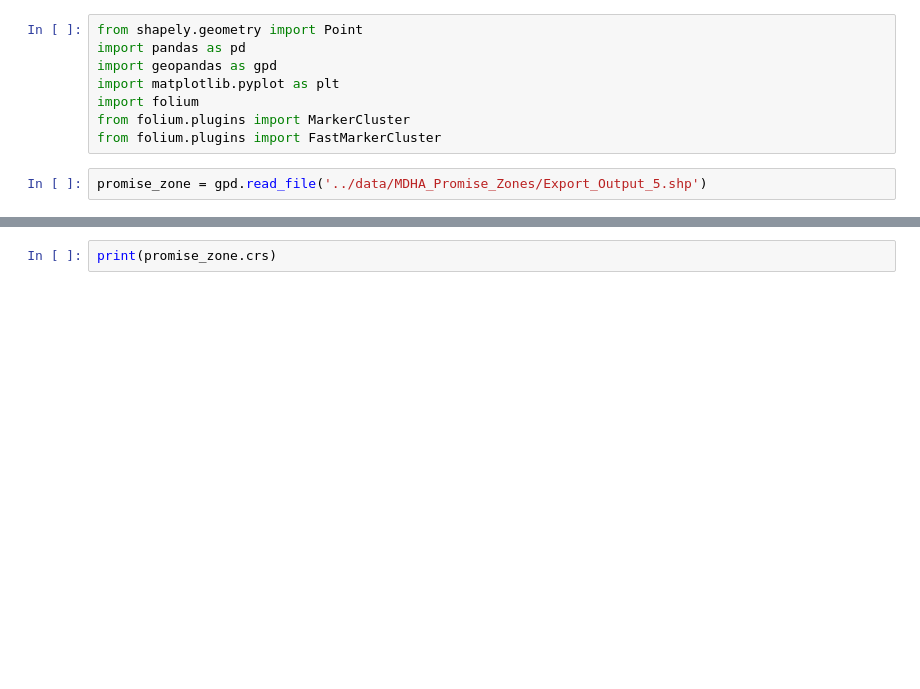
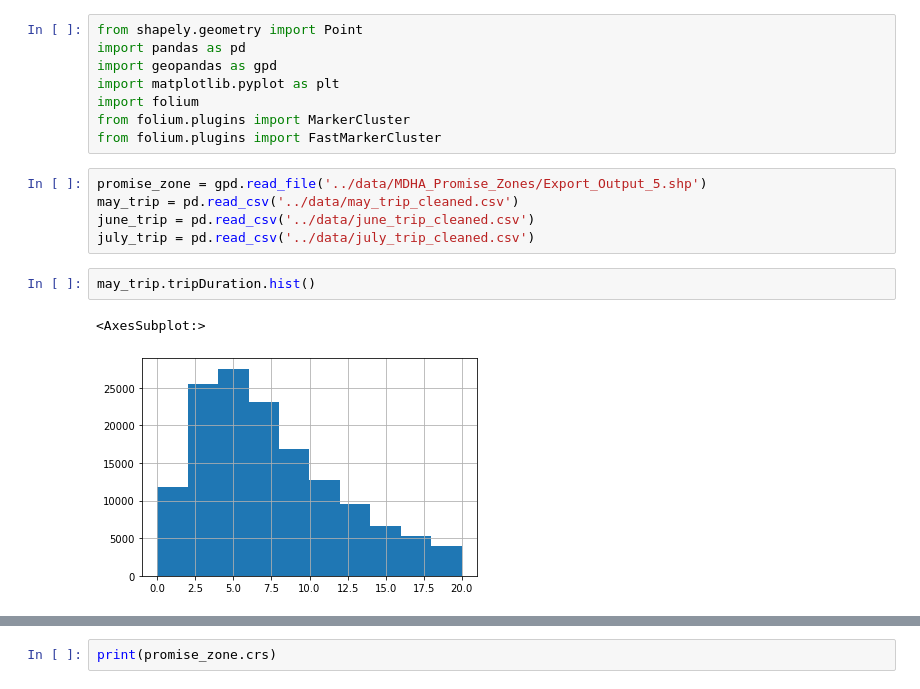
Before and after one commit to Rhunsilval/nashville_scooters_python, a Jupyter notebook: notebooks/bus_and_promise_maps.ipynb, the cells around one changed output, grey strips where cells are left out. Cells and saved outputs as stored; diff of their text form; blank space fills up the shorter version.

```diff
--- a/notebooks/bus_and_promise_maps.ipynb
+++ b/notebooks/bus_and_promise_maps.ipynb
@@ -8,3 +8,11 @@ from folium.plugins import MarkerCluster
 from folium.plugins import FastMarkerCluster
 # %%
 promise_zone = gpd.read_file('../data/MDHA_Promise_Zones/Export_Output_5.shp')
+may_trip = pd.read_csv('../data/may_trip_cleaned.csv')
+june_trip = pd.read_csv('../data/june_trip_cleaned.csv')
+july_trip = pd.read_csv('../data/july_trip_cleaned.csv')
+# %%
+may_trip.tripDuration.hist()
+# %% [output]
+<AxesSubplot:>
+[figure, added]
```
Also changed, not shown: parts of 27 cells of this notebook, 5 other files.
